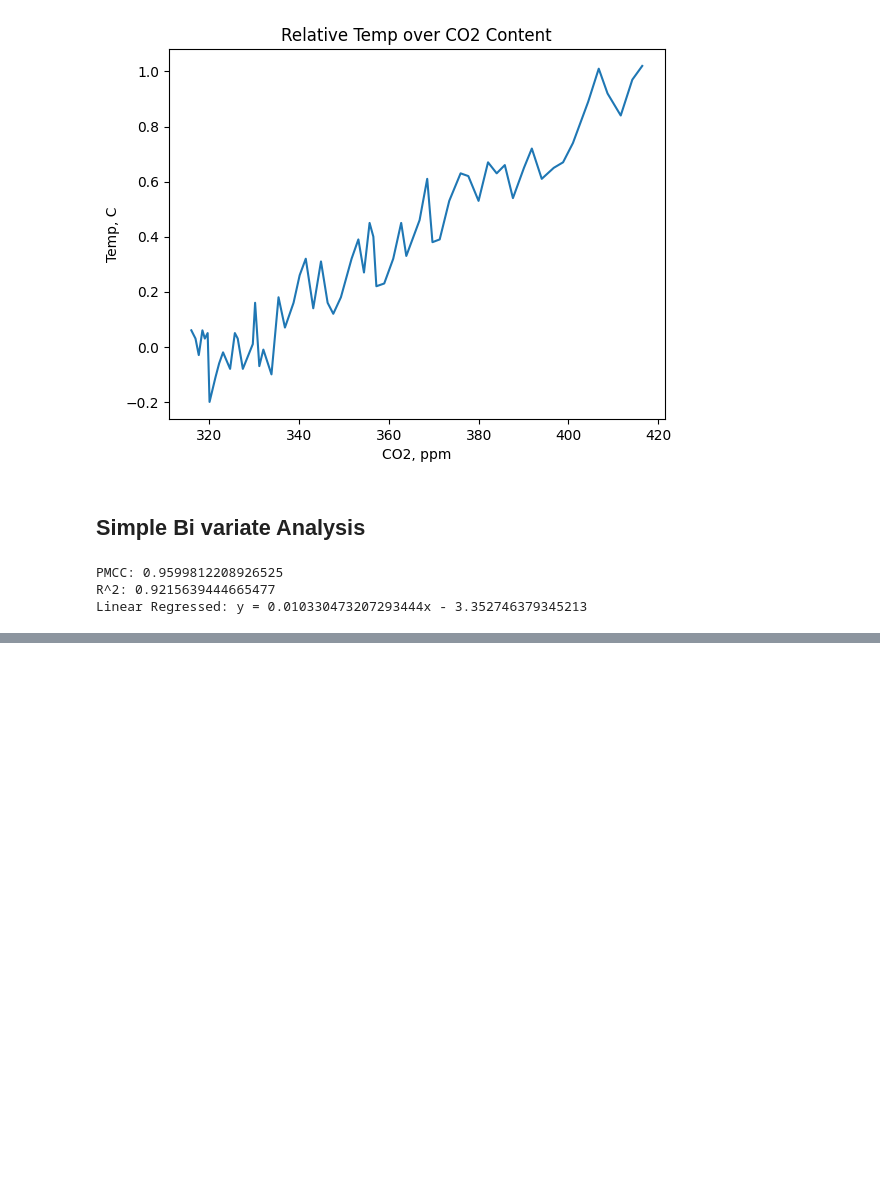
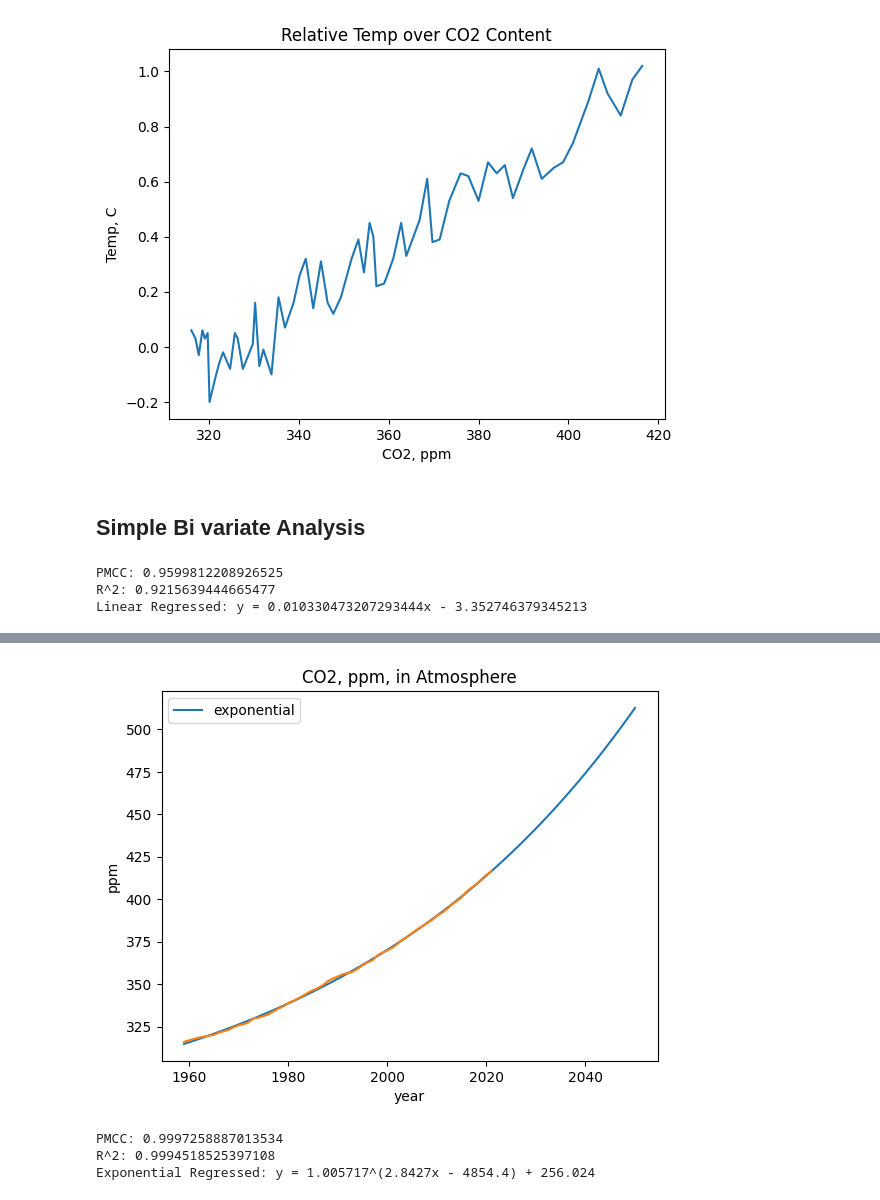
Before and after one commit to akioweh/The-HiMCM, a Jupyter notebook: py/main.ipynb, the cells around one changed output, grey strips where cells are left out. Saved outputs shown, nothing was run; the diff lists cells and outputs as text; code cells hidden in the pictures; blank space fills up the shorter version.

```diff
--- a/py/main.ipynb
+++ b/py/main.ipynb
@@ -54,0 +85,5 @@ Linear Regressed: y = 0.010330473207293444x - 3.352746379345213
+# %%
+PRED_YEARS = pd.DataFrame(range(1959, 2051))
+# %%
+def expo_func(x, a, b, c, d):
+        return a**(x * b + c) + d
@@ -54,0 +100,25 @@ Linear Regressed: y = 0.010330473207293444x - 3.352746379345213
+# %%
+co2_pred_exp_dfd = expo_func(PRED_YEARS, *pmt)
+co2_pred_exp_dfd.columns = ['y']
+# %%
+plt.plot(PRED_YEARS, co2_pred_exp_dfd, label='exponential')
+plt.plot(co2_df[['year']], co2_df[['y']])
+plt.title('CO2, ppm, in Atmosphere')
+plt.ylabel('ppm')
+plt.xlabel('year')
+plt.legend()
+plt.show()
+# %% [output]
+[figure, added]
+# %%
+co2_pred_pmcc = co2_df['y'].corr(pred['y'])
+
+print(
+        f'PMCC: {co2_pred_pmcc} \n'
+        f'R^2: {co2_pred_pmcc**2} \n'
+        f'Exponential Regressed: y = {pmt[0]:.6f}^({pmt[1]:.4f}x - {abs(pmt[2]):.1f}) + {pmt[3]:.3f}'
+)
+# %% [output]
+PMCC: 0.9997258887013534
+R^2: 0.9994518525397108
+Exponential Regressed: y = 1.005717^(2.8427x - 4854.4) + 256.024
```
Also changed, not shown: parts of 17 cells of this notebook.
